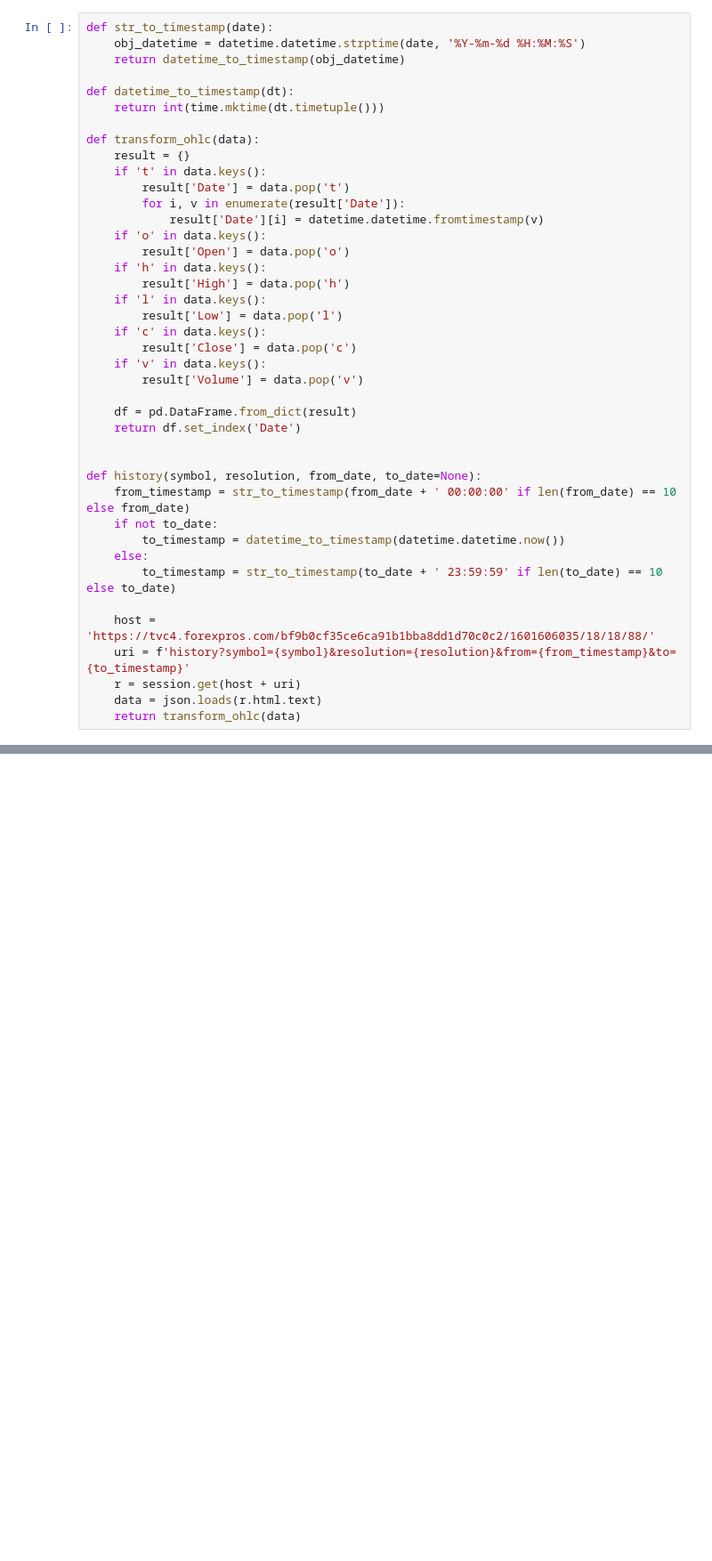
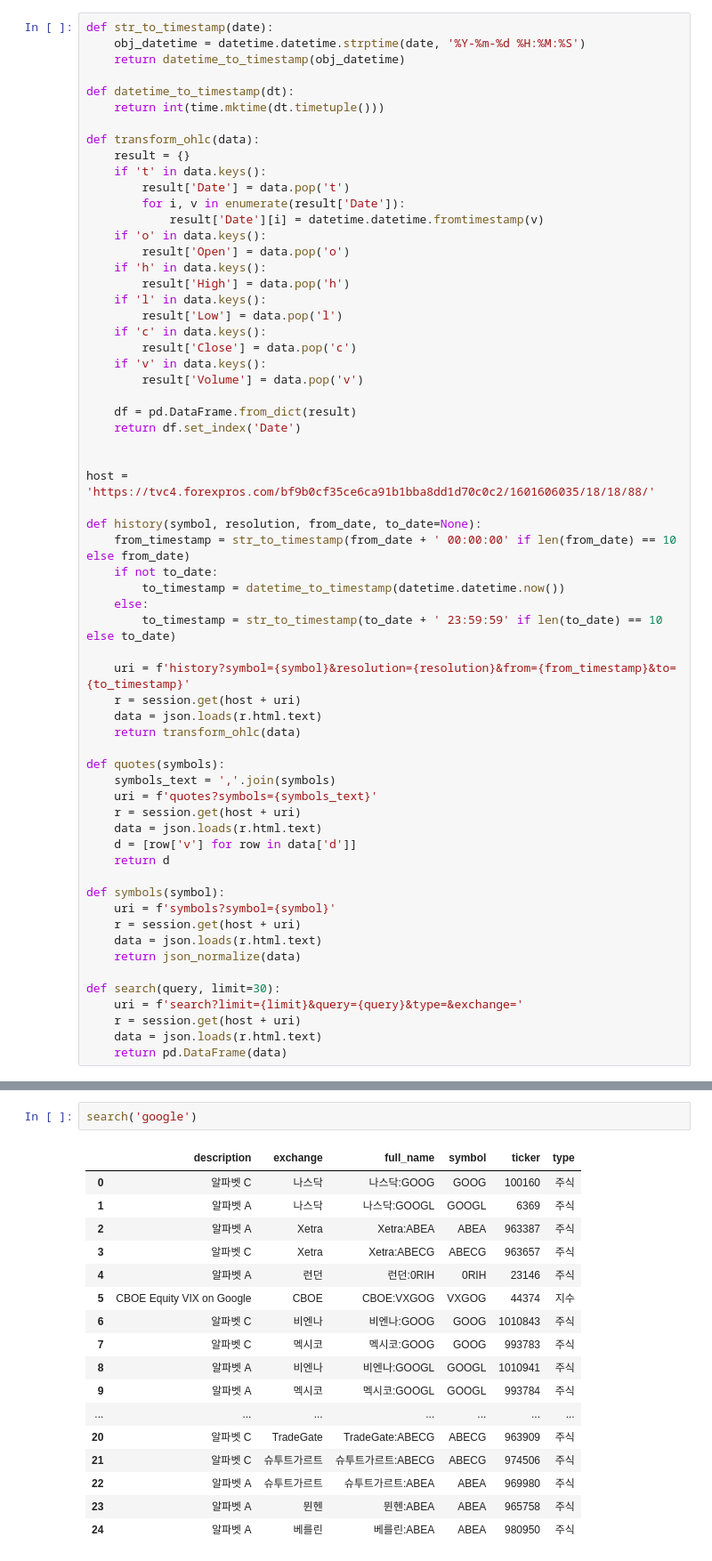
Before and after one commit to pickmoment/moondata, a Jupyter notebook: test.ipynb, the cells around one changed output, grey strips where cells are left out. Shown: that part at 89% size. Saved outputs shown, nothing was run; the diff lists cells and outputs as text; blank space fills up the shorter version.

```diff
--- a/test.ipynb
+++ b/test.ipynb
@@ -38,6 +39,8 @@ def transform_ohlc(data):
     return df.set_index('Date')
 
 
+host = 'https://tvc4.forexpros.com/bf9b0cf35ce6ca91b1bba8dd1d70c0c2/1601606035/18/18/88/'
+
 def history(symbol, resolution, from_date, to_date=None):
     from_timestamp = str_to_timestamp(from_date + ' 00:00:00' if len(from_date) == 10 else from_date)
     if not to_date:
@@ -45,9 +48,28 @@ def history(symbol, resolution, from_date, to_date=None):
     else:
         to_timestamp = str_to_timestamp(to_date + ' 23:59:59' if len(to_date) == 10 else to_date)
 
-    host = 'https://tvc4.forexpros.com/bf9b0cf35ce6ca91b1bba8dd1d70c0c2/1601606035/18/18/88/'
     uri = f'history?symbol={symbol}&resolution={resolution}&from={from_timestamp}&to={to_timestamp}'
     r = session.get(host + uri)
     data = json.loads(r.html.text)
     return transform_ohlc(data)
+
+def quotes(symbols):
+    symbols_text = ','.join(symbols)
+    uri = f'quotes?symbols={symbols_text}'
+    r = session.get(host + uri)
+    data = json.loads(r.html.text)
+    d = [row['v'] for row in data['d']]
+    return d
+
+def symbols(symbol):
+    uri = f'symbols?symbol={symbol}'
+    r = session.get(host + uri)
+    data = json.loads(r.html.text)
+    return json_normalize(data)
+
+def search(query, limit=30):
+    uri = f'search?limit={limit}&query={query}&type=&exchange='
+    r = session.get(host + uri)
+    data = json.loads(r.html.text)
+    return pd.DataFrame(data)
 # %%
@@ -58,0 +106,20 @@ df['Close'].iplot(kind='line')
+# %%
+search('google')
+# %% [output]
+|  | description | exchange | full_name | symbol | ticker | type |
+| 0 | 알파벳 C | 나스닥 | 나스닥:GOOG | GOOG | 100160 | 주식 |
+| 1 | 알파벳 A | 나스닥 | 나스닥:GOOGL | GOOGL | 6369 | 주식 |
+| 2 | 알파벳 A | Xetra | Xetra:ABEA | ABEA | 963387 | 주식 |
+| 3 | 알파벳 C | Xetra | Xetra:ABECG | ABECG | 963657 | 주식 |
+| 4 | 알파벳 A | 런던 | 런던:0RIH | 0RIH | 23146 | 주식 |
+| 5 | CBOE Equity VIX on Google | CBOE | CBOE:VXGOG | VXGOG | 44374 | 지수 |
+| 6 | 알파벳 C | 비엔나 | 비엔나:GOOG | GOOG | 1010843 | 주식 |
+| 7 | 알파벳 C | 멕시코 | 멕시코:GOOG | GOOG | 993783 | 주식 |
+| 8 | 알파벳 A | 비엔나 | 비엔나:GOOGL | GOOGL | 1010941 | 주식 |
+| 9 | 알파벳 A | 멕시코 | 멕시코:GOOGL | GOOGL | 993784 | 주식 |
+| ... | ... | ... | ... | ... | ... | ... |
+| 20 | 알파벳 C | TradeGate | TradeGate:ABECG | ABECG | 963909 | 주식 |
+| 21 | 알파벳 C | 슈투트가르트 | 슈투트가르트:ABECG | ABECG | 974506 | 주식 |
+| 22 | 알파벳 A | 슈투트가르트 | 슈투트가르트:ABEA | ABEA | 969980 | 주식 |
+| 23 | 알파벳 A | 뮌헨 | 뮌헨:ABEA | ABEA | 965758 | 주식 |
+| 24 | 알파벳 A | 베를린 | 베를린:ABEA | ABEA | 980950 | 주식 |
```
Also changed, not shown: parts of 7 cells of this notebook.
